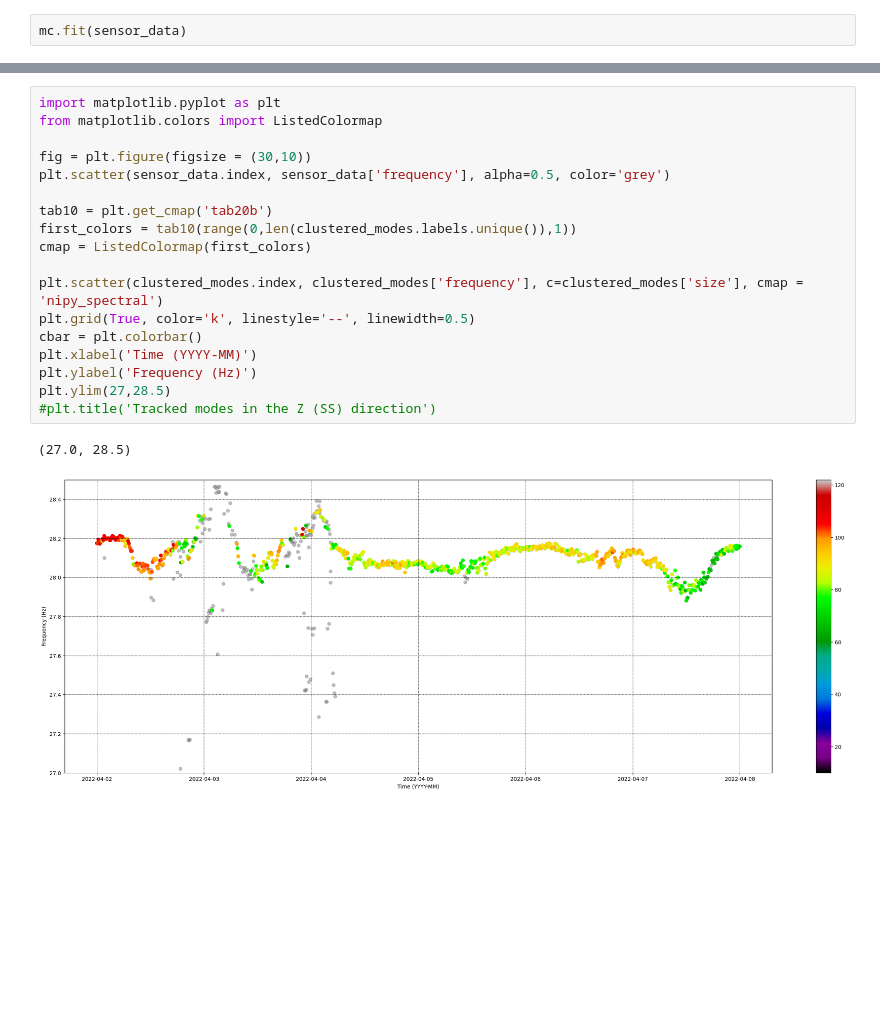
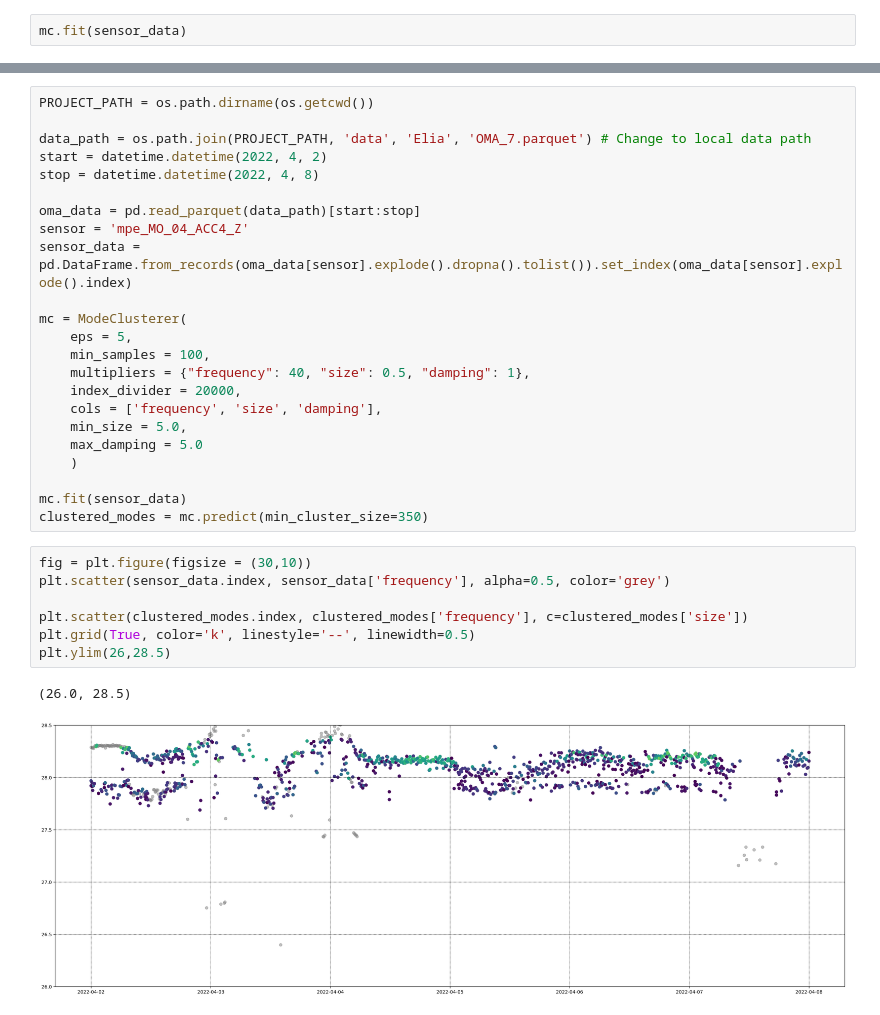
Before and after one commit to WEILMAX/oma_tracking, a Jupyter notebook: notebooks/oma_clustering.ipynb, the cells around one changed output, grey strips where cells are left out. Cells and saved outputs as stored; diff of their text form; blank space fills up the shorter version.

Commit message:
First hdbscan try was a succes

```diff
--- a/notebooks/oma_clustering.ipynb
+++ b/notebooks/oma_clustering.ipynb
@@ -63,21 +115,33 @@ clustered_modes.to_parquet(os.path.join(PROJECT_PATH, 'data', 'Elia', 'clustered
+# %%
+PROJECT_PATH = os.path.dirname(os.getcwd())
+
+data_path = os.path.join(PROJECT_PATH, 'data', 'Elia', 'OMA_7.parquet') # Change to local data path
+start = datetime.datetime(2022, 4, 2)
+stop = datetime.datetime(2022, 4, 8)
+
+oma_data = pd.read_parquet(data_path)[start:stop]
+sensor = 'mpe_MO_04_ACC4_Z'
+sensor_data = pd.DataFrame.from_records(oma_data[sensor].explode().dropna().tolist()).set_index(oma_data[sensor].explode().index)
+
+mc = ModeClusterer(
+    eps = 5,
+    min_samples = 100,
+    multipliers = {"frequency": 40, "size": 0.5, "damping": 1},
+    index_divider = 20000,
+    cols = ['frequency', 'size', 'damping'],
+    min_size = 5.0,
+    max_damping = 5.0
+    )
+
+mc.fit(sensor_data)
+clustered_modes = mc.predict(min_cluster_size=350)
 # %%
-import matplotlib.pyplot as plt
-from matplotlib.colors import ListedColormap
-
 fig = plt.figure(figsize = (30,10))
 plt.scatter(sensor_data.index, sensor_data['frequency'], alpha=0.5, color='grey')
 
-tab10 = plt.get_cmap('tab20b')
-first_colors = tab10(range(0,len(clustered_modes.labels.unique()),1))
-cmap = ListedColormap(first_colors)
-
-plt.scatter(clustered_modes.index, clustered_modes['frequency'], c=clustered_modes['size'], cmap = 'nipy_spectral')
+plt.scatter(clustered_modes.index, clustered_modes['frequency'], c=clustered_modes['size'])
 plt.grid(True, color='k', linestyle='--', linewidth=0.5)
-cbar = plt.colorbar()
-plt.xlabel('Time (YYYY-MM)')
-plt.ylabel('Frequency (Hz)')
-plt.ylim(27,28.5)
-#plt.title('Tracked modes in the Z (SS) direction')
+plt.ylim(26,28.5)
 # %% [output]
-(27.0, 28.5)
+(26.0, 28.5)
-[figure, old version]
+[figure, new version]
```
Also changed, not shown: parts of 11 cells of this notebook, 3 other files.
